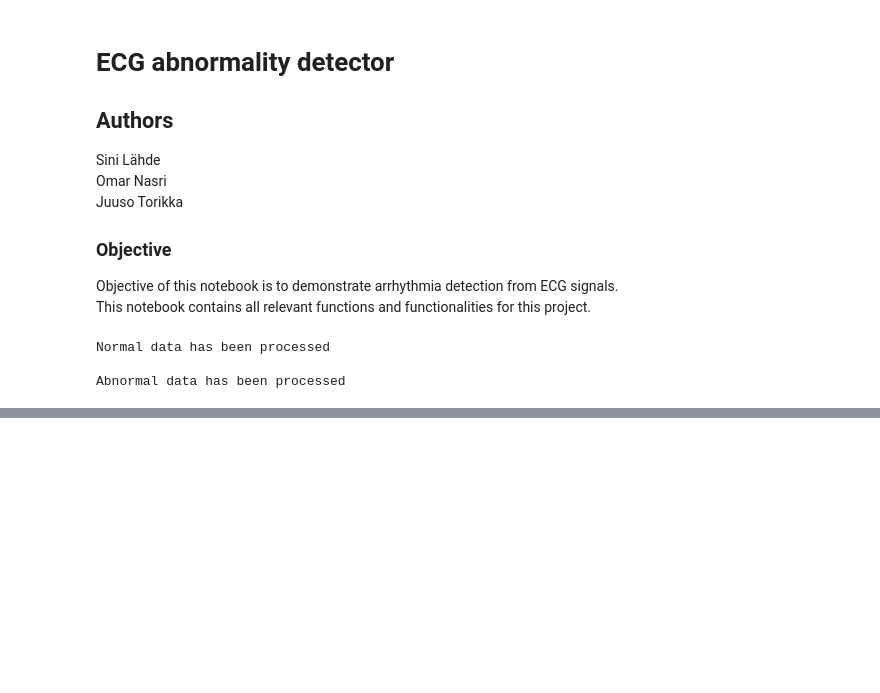
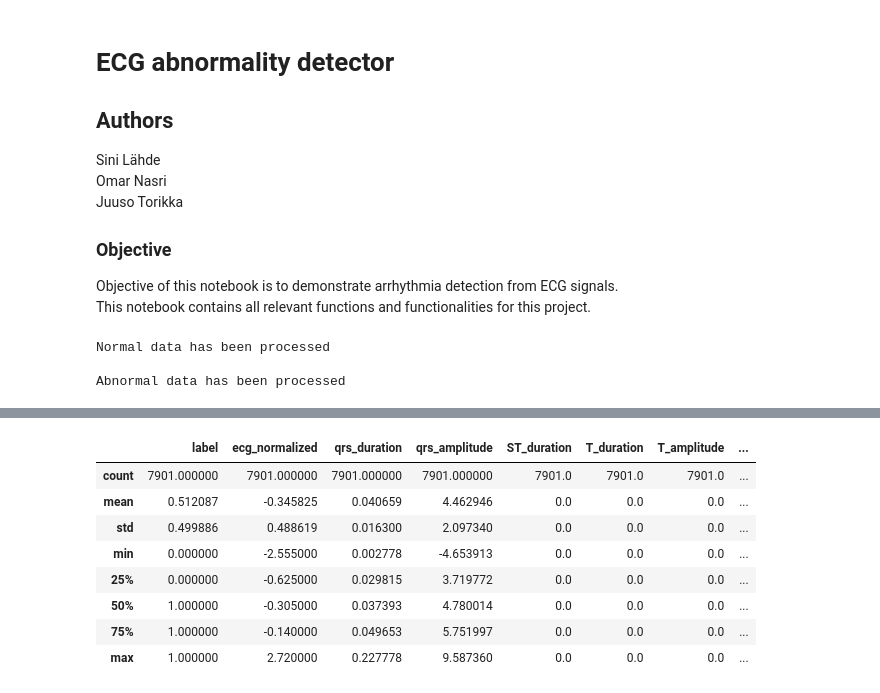
Before and after one commit to OmarNasri/ECG-abnormality-detector, a Jupyter notebook: detector.ipynb, the cells around one changed output, grey strips where cells are left out. Saved outputs shown, nothing was run; the diff lists cells and outputs as text; code cells hidden in the pictures; blank space fills up the shorter version.

```diff
--- a/detector.ipynb
+++ b/detector.ipynb
@@ -306,0 +296,12 @@ display(df_features.head())
+# %%
+df_features.describe()
+# %% [output]
+|  | label | ecg_normalized | qrs_duration | qrs_amplitude | ST_duration | T_duration | T_amplitude | ... |
+| count | 7901.000000 | 7901.000000 | 7901.000000 | 7901.000000 | 7901.0 | 7901.0 | 7901.0 | ... |
+| mean | 0.512087 | -0.345825 | 0.040659 | 4.462946 | 0.0 | 0.0 | 0.0 | ... |
+| std | 0.499886 | 0.488619 | 0.016300 | 2.097340 | 0.0 | 0.0 | 0.0 | ... |
+| min | 0.000000 | -2.555000 | 0.002778 | -4.653913 | 0.0 | 0.0 | 0.0 | ... |
+| 25% | 0.000000 | -0.625000 | 0.029815 | 3.719772 | 0.0 | 0.0 | 0.0 | ... |
+| 50% | 1.000000 | -0.305000 | 0.037393 | 4.780014 | 0.0 | 0.0 | 0.0 | ... |
+| 75% | 1.000000 | -0.140000 | 0.049653 | 5.751997 | 0.0 | 0.0 | 0.0 | ... |
+| max | 1.000000 | 2.720000 | 0.227778 | 9.587360 | 0.0 | 0.0 | 0.0 | ... |
```
Also changed, not shown: parts of 9 cells of this notebook.
